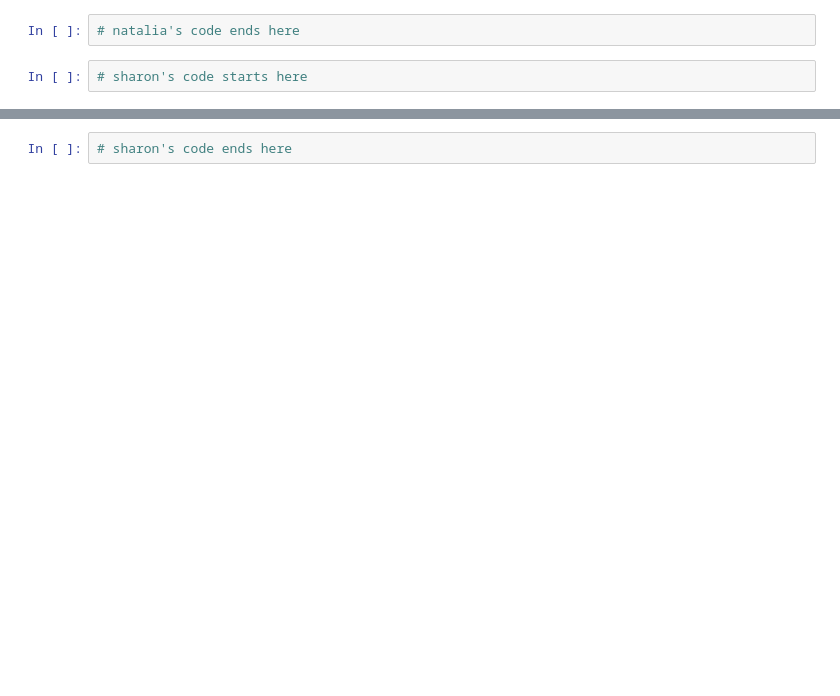
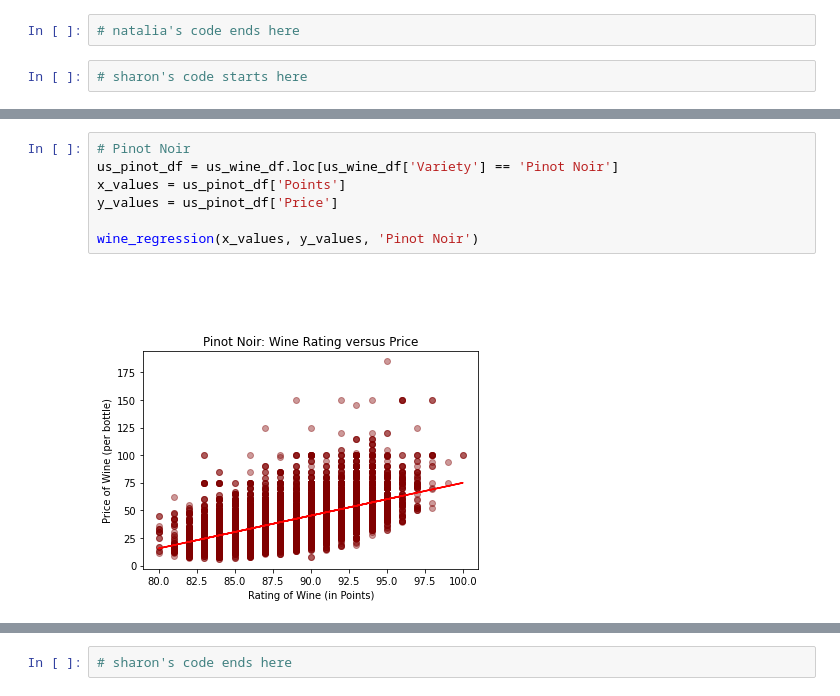
Before and after one commit to radioactivearm/project-one-wine, a Jupyter notebook: analyzing_data.ipynb, the cells around one changed output, grey strips where cells are left out. Saved outputs shown, nothing was run; the diff lists cells and outputs as text; blank space fills up the shorter version.

```diff
--- a/analyzing_data.ipynb
+++ b/analyzing_data.ipynb
@@ -264,0 +572,9 @@ plt.show()
+# %%
+# Pinot Noir
+us_pinot_df = us_wine_df.loc[us_wine_df['Variety'] == 'Pinot Noir']
+x_values = us_pinot_df['Points']
+y_values = us_pinot_df['Price']
+
+wine_regression(x_values, y_values, 'Pinot Noir')
+# %% [output]
+[figure, added]
```
Also changed, not shown: parts of 51 cells of this notebook, 1 other file.
